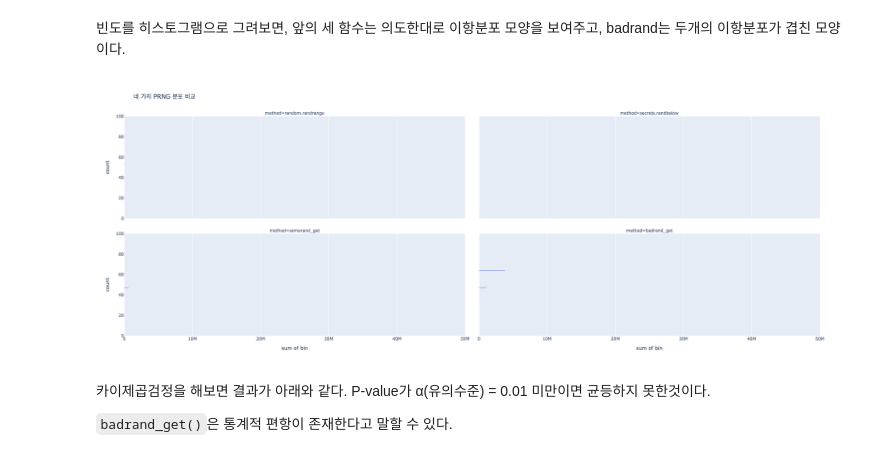
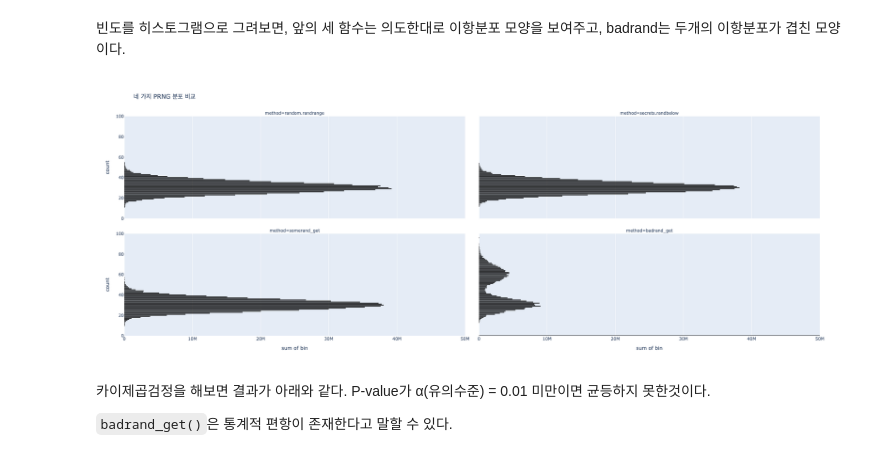
Before and after one commit to simnalamburt/snippets, a Jupyter notebook: python/uniformness-of-random/main.ipynb, the cells around one changed output. Saved outputs shown, nothing was run; the diff lists cells and outputs as text; code cells hidden in the pictures.

Commit message:
uniformness-of-random: Update graph

```diff
--- a/python/uniformness-of-random/main.ipynb
+++ b/python/uniformness-of-random/main.ipynb
@@ -90,20 +90,26 @@ fig.show()
 # %%
 fig = px.histogram(
     df,
     x="bin",
     y="count",
-    histfunc="sum",  # 같은 bin 값에 대해 'count'를 합산
+    histfunc="sum",  # bin별 count 합산
     facet_col="method",
     facet_col_wrap=2,
-    nbins=len(x),  # 각 정수값마다 하나의 빈으로 매핑
+    nbins=len(x),
     title="네 가지 PRNG 분포 비교",
     range_x=[0, 50_000_000],
     range_y=[0, 100],
 )
-fig.update_layout(showlegend=False, height=800, width=1200)
+
+fig.update_traces(
+    marker_line_width=2, marker_line_color="black", selector={"type": "histogram"}
+)
+
+fig.update_layout(showlegend=False, bargap=0, bargroupgap=0, height=800, width=1200)
+
 fig.show()
 # %% [output]
-[figure, old version]
+[figure, new version]
 # %% [markdown]
 카이제곱검정을 해보면 결과가 아래와 같다. P-value가 α(유의수준) = 0.01 미만이면 균등하지 못한것이다.
 
```
Also changed, not shown: parts of 1 cell of this notebook.
